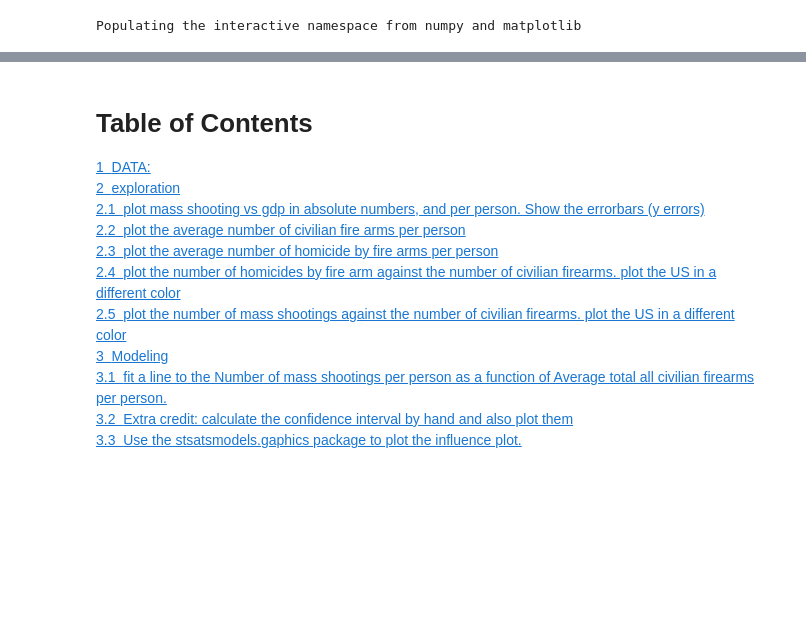
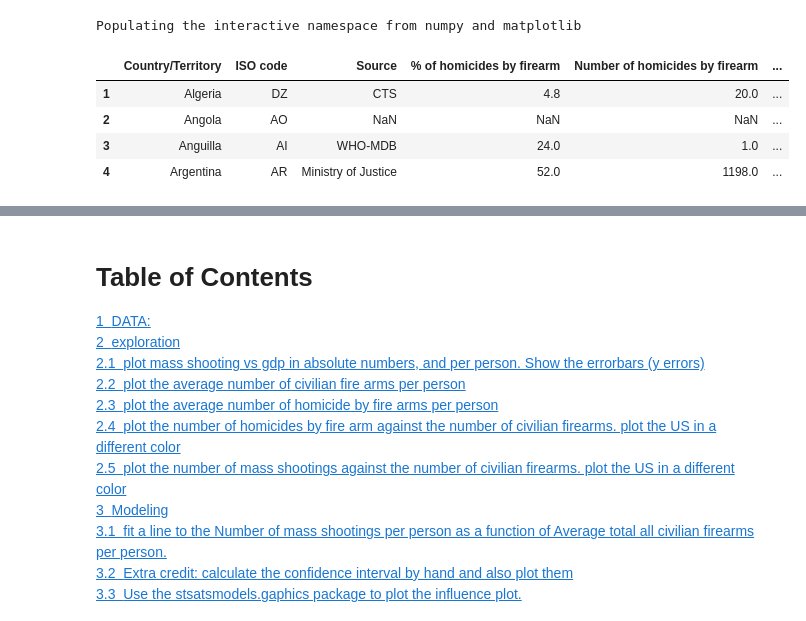
Before and after one commit to jkastelan/PUI2017_jlk635, a Jupyter notebook: HW5_jlk635/Assignment3_jlk635.ipynb, the cells around one changed output, grey strips where cells are left out. Saved outputs shown, nothing was run; the diff lists cells and outputs as text; code cells hidden in the pictures; blank space fills up the shorter version.

```diff
--- a/HW5_jlk635/Assignment3_jlk635.ipynb
+++ b/HW5_jlk635/Assignment3_jlk635.ipynb
@@ -27,0 +25,8 @@ dfSummer.head()
+# %%
+dfFirearm[1:5]
+# %% [output]
+|  | Country/Territory | ISO code | Source | % of homicides by firearm | Number of homicides by firearm | ... |
+| 1 | Algeria | DZ | CTS | 4.8 | 20.0 | ... |
+| 2 | Angola | AO | NaN | NaN | NaN | ... |
+| 3 | Anguilla | AI | WHO-MDB | 24.0 | 1.0 | ... |
+| 4 | Argentina | AR | Ministry of Justice | 52.0 | 1198.0 | ... |
```
Also changed, not shown: parts of 6 cells of this notebook, 1 other file.
